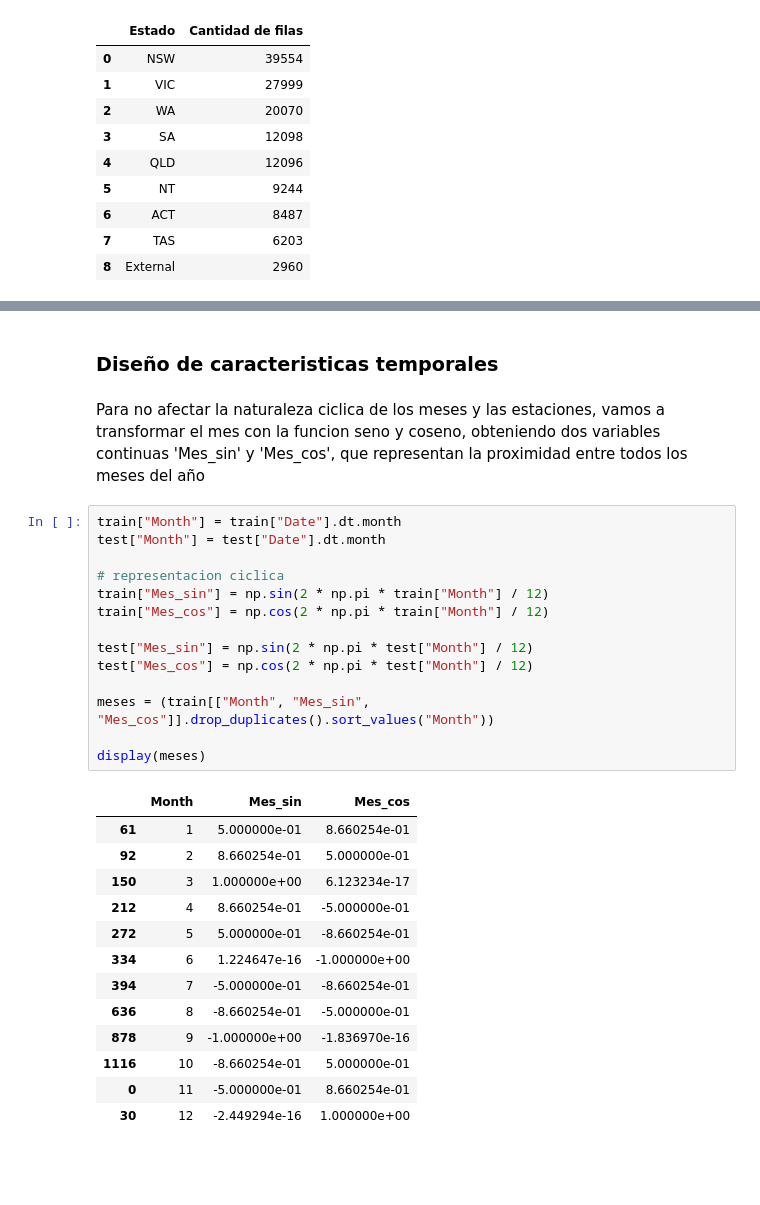
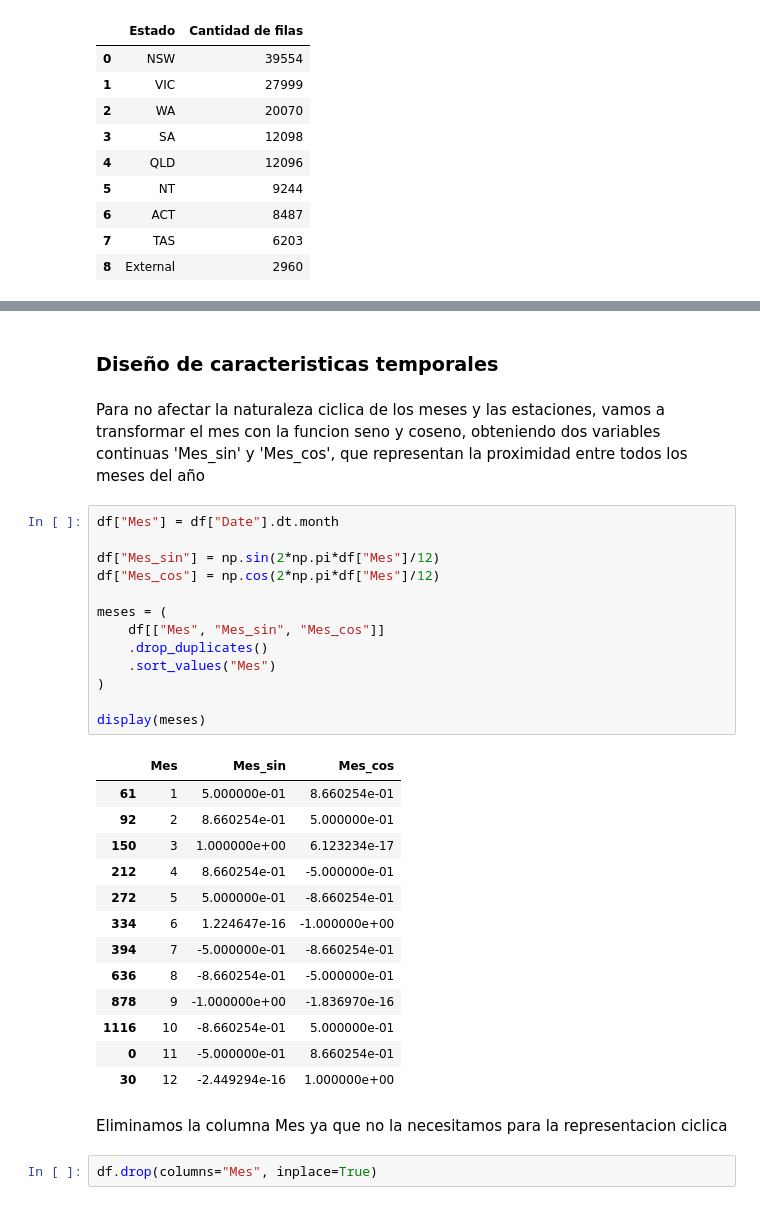
Before and after one commit to AlvaTF/TP-AA1-Ruiz-Toledo-Mendoza, a Jupyter notebook: TP_2/TP_clasificacion_AA1.ipynb, the cells around one changed output, grey strips where cells are left out. Cells and saved outputs as stored; diff of their text form; blank space fills up the shorter version.

```diff
--- a/TP_2/TP_clasificacion_AA1.ipynb
+++ b/TP_2/TP_clasificacion_AA1.ipynb
@@ -501,32 +472,35 @@ Hasta: 2017-06-24
-# %% [markdown]
-### Diseño de caracteristicas temporales
-# %% [markdown]
-Para no afectar la naturaleza ciclica de los meses y las estaciones, vamos a transformar el mes con la funcion seno y coseno, obteniendo dos variables continuas 'Mes_sin' y 'Mes_cos', que representan la proximidad entre todos los meses del año
-# %%
-train["Month"] = train["Date"].dt.month
-test["Month"] = test["Date"].dt.month
-
-# representacion ciclica
-train["Mes_sin"] = np.sin(2 * np.pi * train["Month"] / 12)
-train["Mes_cos"] = np.cos(2 * np.pi * train["Month"] / 12)
-
-test["Mes_sin"] = np.sin(2 * np.pi * test["Month"] / 12)
-test["Mes_cos"] = np.cos(2 * np.pi * test["Month"] / 12)
-
-meses = (train[["Month", "Mes_sin", "Mes_cos"]].drop_duplicates().sort_values("Month"))
-
-display(meses)
-# %% [output]
-|  | Month | Mes_sin | Mes_cos |
-| 61 | 1 | 5.000000e-01 | 8.660254e-01 |
-| 92 | 2 | 8.660254e-01 | 5.000000e-01 |
-| 150 | 3 | 1.000000e+00 | 6.123234e-17 |
-| 212 | 4 | 8.660254e-01 | -5.000000e-01 |
-| 272 | 5 | 5.000000e-01 | -8.660254e-01 |
-| 334 | 6 | 1.224647e-16 | -1.000000e+00 |
-| 394 | 7 | -5.000000e-01 | -8.660254e-01 |
-| 636 | 8 | -8.660254e-01 | -5.000000e-01 |
-| 878 | 9 | -1.000000e+00 | -1.836970e-16 |
-| 1116 | 10 | -8.660254e-01 | 5.000000e-01 |
-| 0 | 11 | -5.000000e-01 | 8.660254e-01 |
-| 30 | 12 | -2.449294e-16 | 1.000000e+00 |
+# %% [markdown]
+### Diseño de caracteristicas temporales
+# %% [markdown]
+Para no afectar la naturaleza ciclica de los meses y las estaciones, vamos a transformar el mes con la funcion seno y coseno, obteniendo dos variables continuas 'Mes_sin' y 'Mes_cos', que representan la proximidad entre todos los meses del año
+# %%
+df["Mes"] = df["Date"].dt.month
+
+df["Mes_sin"] = np.sin(2*np.pi*df["Mes"]/12)
+df["Mes_cos"] = np.cos(2*np.pi*df["Mes"]/12)
+
+meses = (
+    df[["Mes", "Mes_sin", "Mes_cos"]]
+    .drop_duplicates()
+    .sort_values("Mes")
+)
+
+display(meses)
+# %% [output]
+|  | Mes | Mes_sin | Mes_cos |
+| 61 | 1 | 5.000000e-01 | 8.660254e-01 |
+| 92 | 2 | 8.660254e-01 | 5.000000e-01 |
+| 150 | 3 | 1.000000e+00 | 6.123234e-17 |
+| 212 | 4 | 8.660254e-01 | -5.000000e-01 |
+| 272 | 5 | 5.000000e-01 | -8.660254e-01 |
+| 334 | 6 | 1.224647e-16 | -1.000000e+00 |
+| 394 | 7 | -5.000000e-01 | -8.660254e-01 |
+| 636 | 8 | -8.660254e-01 | -5.000000e-01 |
+| 878 | 9 | -1.000000e+00 | -1.836970e-16 |
+| 1116 | 10 | -8.660254e-01 | 5.000000e-01 |
+| 0 | 11 | -5.000000e-01 | 8.660254e-01 |
+| 30 | 12 | -2.449294e-16 | 1.000000e+00 |
+# %% [markdown]
+Eliminamos la columna Mes ya que no la necesitamos para la representacion ciclica
+# %%
+df.drop(columns="Mes", inplace=True)
```
Also changed, not shown: parts of 14 cells of this notebook.
